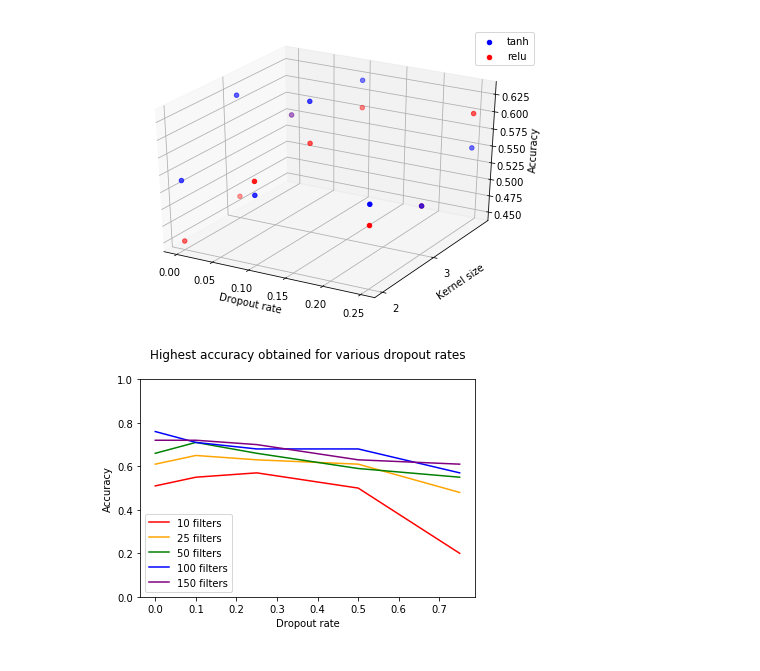
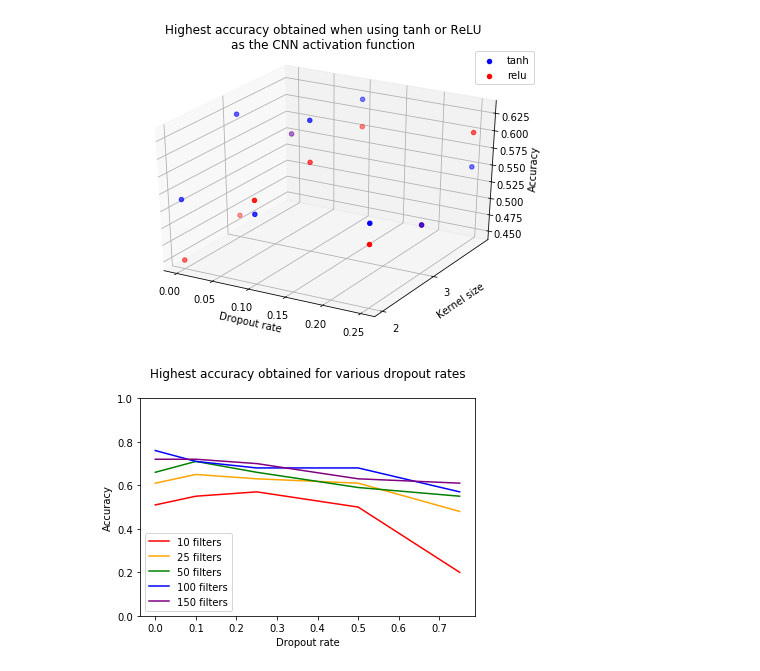
Before and after one commit to fshdnc/disease_normalization, a Jupyter notebook: src/expt_hyp_search.ipynb, the cells around one changed output. Saved outputs shown, nothing was run; the diff lists cells and outputs as text; code cells hidden in the pictures.

```diff
--- a/src/expt_hyp_search.ipynb
+++ b/src/expt_hyp_search.ipynb
@@ -8,25 +37,27 @@ relu_highest_acc = [0.45,0.47,0.55,0.56,0.57,0.58,0.53,0.51,0.6]
 # %%
 %matplotlib inline
 
 from matplotlib import pyplot
 from mpl_toolkits.mplot3d import Axes3D
 import random
 import numpy as np
 
 
 fig = pyplot.figure()
 ax = Axes3D(fig)
 ax.set_xlabel('Dropout rate')
 ax.set_ylabel('Kernel size')
 ax.set_zlabel('Accuracy')
 pyplot.yticks(np.arange(2, 4, step=1))
 
 ax.scatter(tanh_dropout, tanh_kernel_size, tanh_highest_acc,color='blue',label='tanh')
 ax.scatter(tanh_dropout, tanh_kernel_size, relu_highest_acc,color='red',label='relu')
 pyplot.legend() #loc='upper right'
+plt.title('Highest accuracy obtained when using tanh or ReLU\nas the CNN activation function\n')
+
 pyplot.show()
 # %% [output]
-[figure, old version]
+[figure, new version]
 # %%
 #hyp_search_numbers.txt
 dropout = [0, 0.1, 0, 0.1, 0.25, 0.25, 0.5, 0.5, 0.75, 0.75, 0, 0, 0, 0, 0, 0, 0, 0.1, 0.1, 0, 0.1, 0, 0.25, 0.1, 0.25, 0.1, 0.25, 0.1, 0.5, 0.5, 0.1, 0.5, 0.1, 0.75, 0.1, 0.75, 0.75, 0.25, 0.25, 0.25, 0.25, 0.25, 0.25, 0.5, 0.5, 0.5, 0, 0.1, 0.1, 0, 0.1, 0, 0.1, 0, 0.1, 0.1, 0, 0, 0, 0, 0, 0, 0, 0, 0, 0, 0, 0, 0, 0, 0, 0, 0, 0, 0, 0, 0, 0]
```
Also changed, not shown: parts of 10 cells of this notebook, 1 other file.
